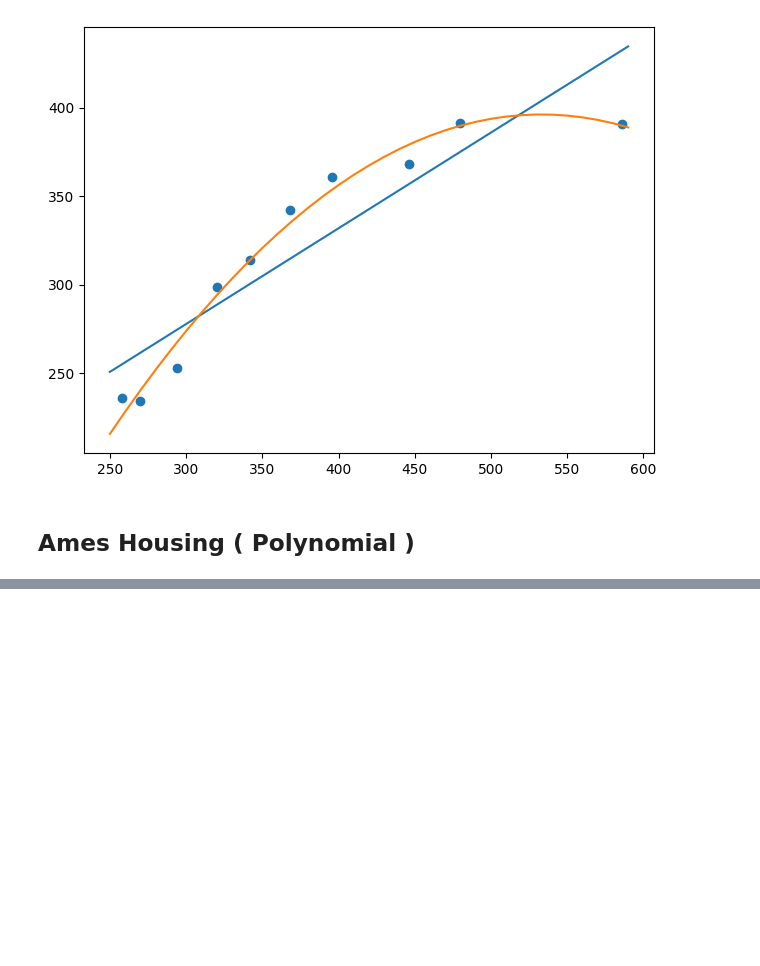
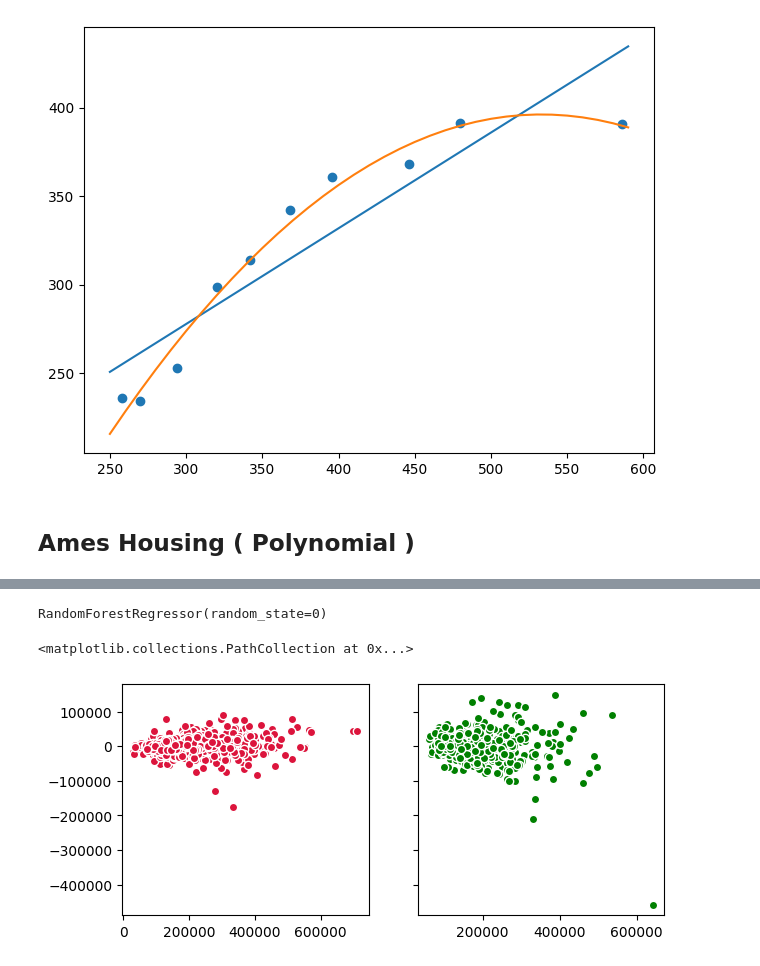
Before and after one commit to AhmedZeer/ml.py, a Jupyter notebook: noteBooks/09_RegressionAnalysis/RegressionAnalysis.ipynb, the cells around one changed output, grey strips where cells are left out. Drawn from its saved outputs; the diff is of its cells as text; code cells hidden in the pictures; blank space fills up the shorter version.

```diff
--- a/noteBooks/09_RegressionAnalysis/RegressionAnalysis.ipynb
+++ b/noteBooks/09_RegressionAnalysis/RegressionAnalysis.ipynb
@@ -358,0 +413,11 @@ y = y[ (df["Gr Liv Area"] < 4000) ]
+# %%
+X_train, X_test, y_train, y_test = train_test_split( X, y, test_size=0.2, random_state=0 )
+# %%
+forest = RandomForestRegressor( random_state=0, criterion="squared_error" )
+# %%
+forest.fit( X_train, y_train )
+# %% [output]
+RandomForestRegressor(random_state=0)
+# %%
+test_pred  = forest.predict(X_test)
+train_pred = forest.predict(X_train)
@@ -358,0 +427,8 @@ y = y[ (df["Gr Liv Area"] < 4000) ]
+# %%
+fig, (ax1, ax2) = plt.subplots( 1, 2, figsize=(7,3), sharey = True )
+
+ax1.scatter( train_pred, y_train - train_pred, edgecolors="white", color = "crimson")
+ax2.scatter( test_pred, y_test - test_pred, edgecolors="white", color = "green")
+# %% [output]
+<matplotlib.collections.PathCollection at 0x...>
+[figure, added]
```
Also changed, not shown: parts of 19 cells of this notebook, 2 other files.
